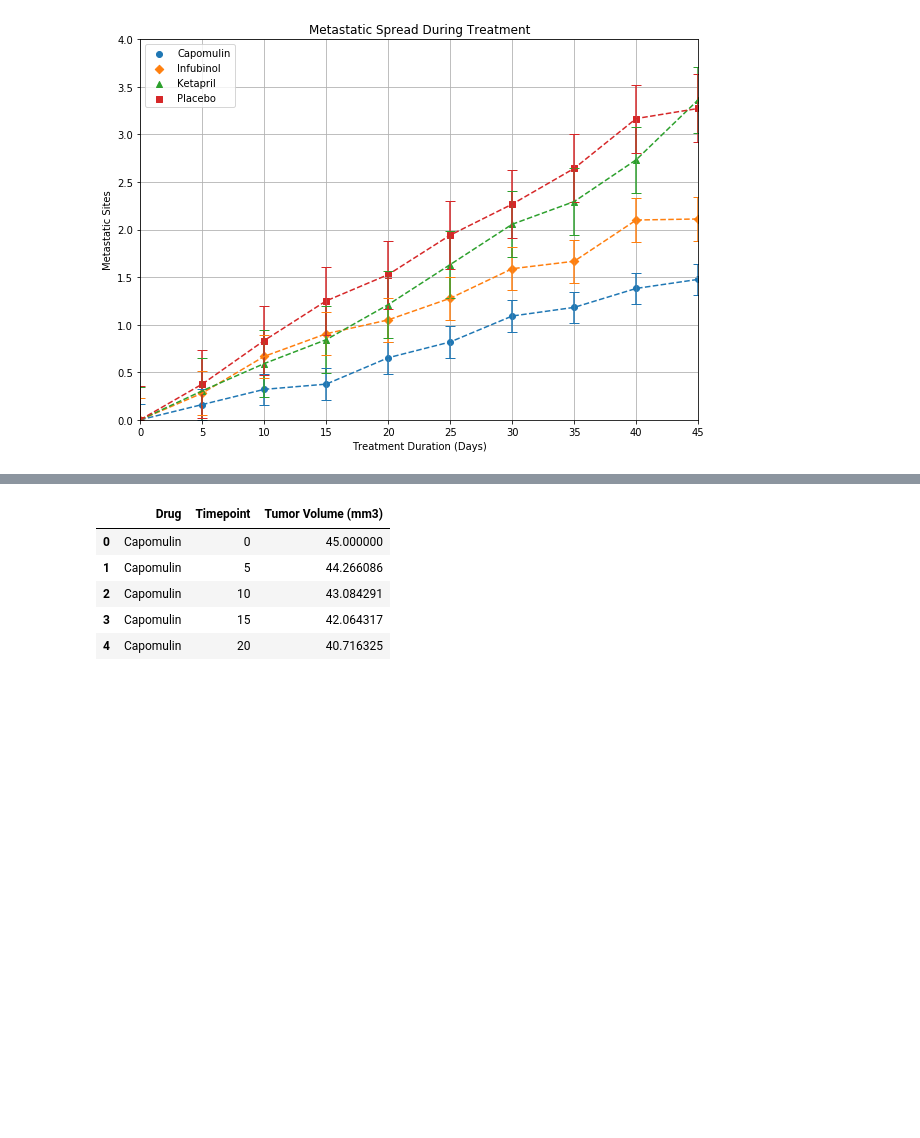
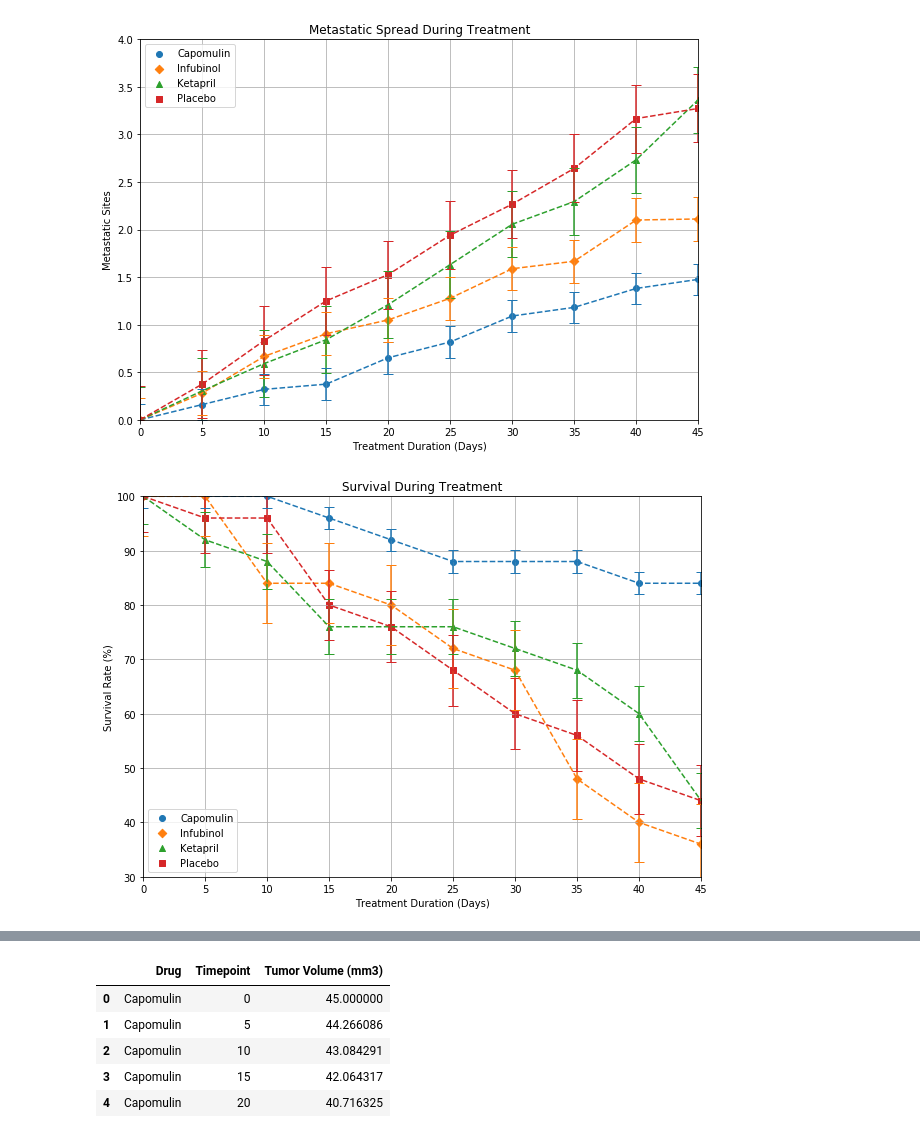
Before and after one commit to txstu09/pymaceuticals-inc, a Jupyter notebook: pymaceuticals.ipynb, the cells around one changed output, grey strips where cells are left out. Saved outputs shown, nothing was run; the diff lists cells and outputs as text; code cells hidden in the pictures; blank space fills up the shorter version.

Commit message:
survival rate plot

```diff
--- a/pymaceuticals.ipynb
+++ b/pymaceuticals.ipynb
@@ -122,5 +122,35 @@ plt.legend(['Capomulin','Infubinol','Ketapril','Placebo'])
 plt.show()
 # %% [output]
 [figure]
+# %%
+#mice_alive = trial_data.groupby(['Timepoint','Drug'])['Mouse ID'].count().unstack()
+#mice_alive_table = mice_alive[['Capomulin','Infubinol','Ketapril','Placebo']]
+
+mice_alive = trial_data.groupby(['Timepoint','Drug'])['Mouse ID'].count().unstack()
+mice_alive_table = ((mice_alive[['Capomulin','Infubinol','Ketapril','Placebo']]/25)*100).astype(int)
+
+counter = 0
+markers = ['o','D','^','s']
+colors = ['blue','red','green','orange']
+
+x_axis = np.arange(0, 50, 5)
+s_error = mice_alive_table.sem()
+
+plt.figure(figsize=(10,7))
+
+for column in m_sites_table:
+    plt.scatter(x_axis, mice_alive_table[column], marker=markers[counter])
+    plt.errorbar(x_axis, mice_alive_table[column], yerr=s_error[counter], capsize=5, fmt='--')
+    counter = counter + 1
+plt.xlim(0,45)
+plt.ylim(30,100)
+plt.title("Survival During Treatment")
+plt.xlabel("Treatment Duration (Days)")
+plt.ylabel("Survival Rate (%)")
+plt.grid()
+plt.legend(['Capomulin','Infubinol','Ketapril','Placebo'])
+plt.show()
+# %% [output]
+[figure, added]
 # %%
 mice_alive = trial_data.groupby(['Timepoint','Drug'])['Mouse ID'].count().unstack()
```
Also changed, not shown: parts of 1 cell of this notebook.
